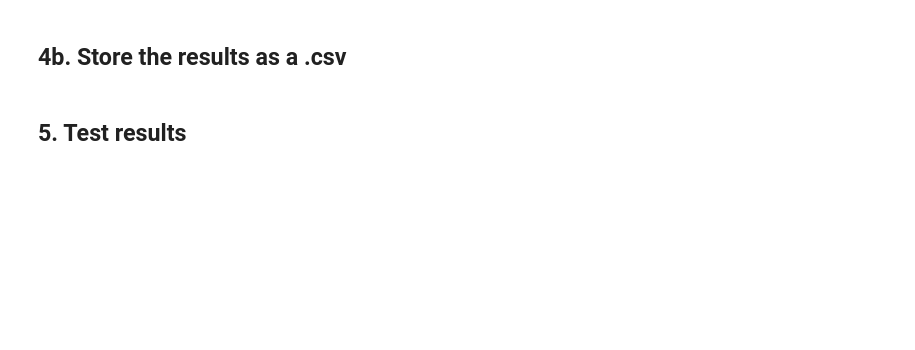
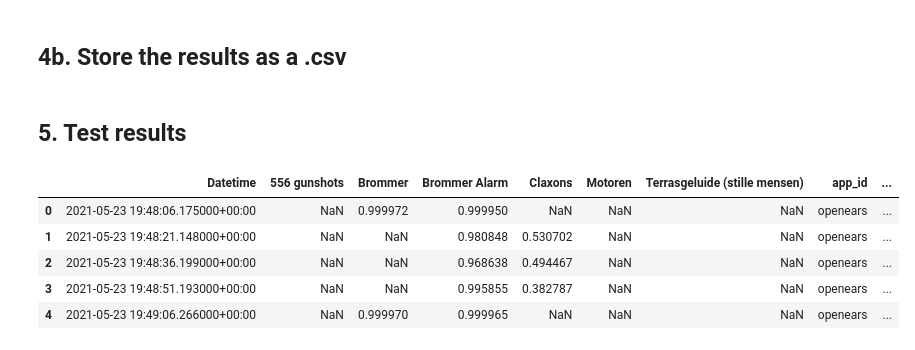
Before and after one commit to MichielBbal/OpenEars, a Jupyter notebook: OpenEars - getting testdata from Sensemakers IoT Platform v1.ipynb, the cells around one changed output. Cells and saved outputs as stored; diff of their text form; code cells hidden in the pictures; blank space fills up the shorter version.

```diff
--- a/OpenEars - getting testdata from Sensemakers IoT Platform v1.ipynb
+++ b/OpenEars - getting testdata from Sensemakers IoT Platform v1.ipynb
@@ -155,6 +156,13 @@ df_testdata.to_csv('OEtest_210506_youtubetraffic.csv')
 # %%
 # !!! Only use this cell when you want to retrieve old test data!!!!
 import pandas as pd
 
-df_testdata=pd.read_csv('OEtest_210506_youtubetraffic.csv') #change name to select file
-df_testdata.head()
+df_results=pd.read_csv('OEtest_210523_stilte.csv') #change name to select file
+df_results.head()
+# %% [output]
+|  | Datetime | 556 gunshots | Brommer | Brommer Alarm | Claxons | Motoren | Terrasgeluide (stille mensen) | app_id | ... |
+| 0 | 2021-05-23 19:48:06.175000+00:00 | NaN | 0.999972 | 0.999950 | NaN | NaN | NaN | openears | ... |
+| 1 | 2021-05-23 19:48:21.148000+00:00 | NaN | NaN | 0.980848 | 0.530702 | NaN | NaN | openears | ... |
+| 2 | 2021-05-23 19:48:36.199000+00:00 | NaN | NaN | 0.968638 | 0.494467 | NaN | NaN | openears | ... |
+| 3 | 2021-05-23 19:48:51.193000+00:00 | NaN | NaN | 0.995855 | 0.382787 | NaN | NaN | openears | ... |
+| 4 | 2021-05-23 19:49:06.266000+00:00 | NaN | 0.999970 | 0.999965 | NaN | NaN | NaN | openears | ... |
```
Also changed, not shown: parts of 15 cells of this notebook, 2 other files.
